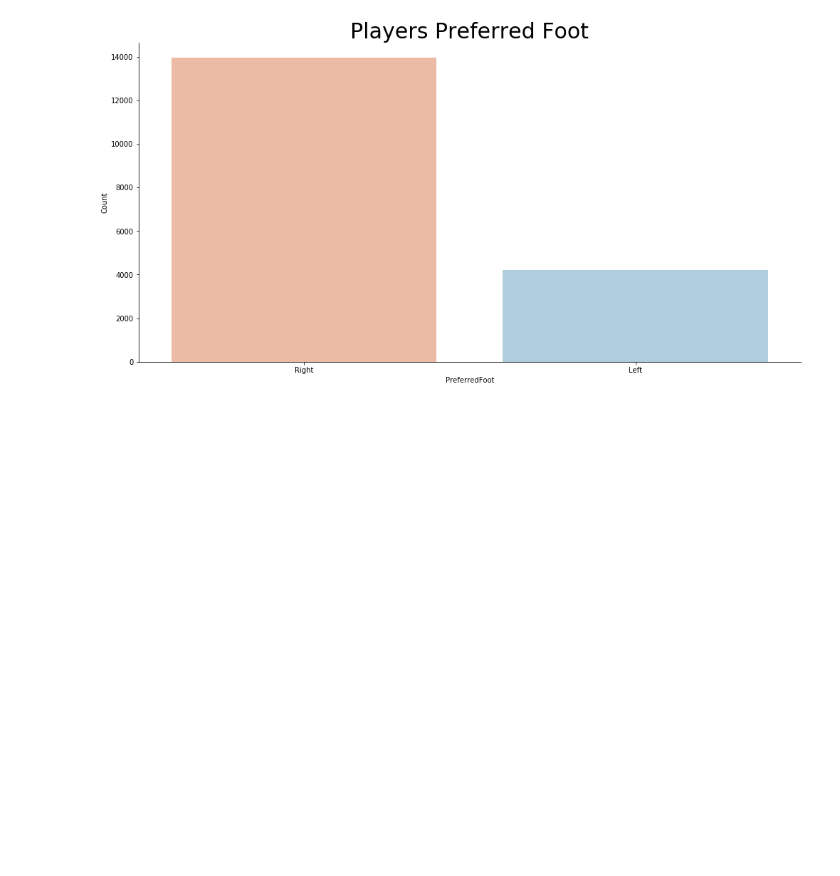
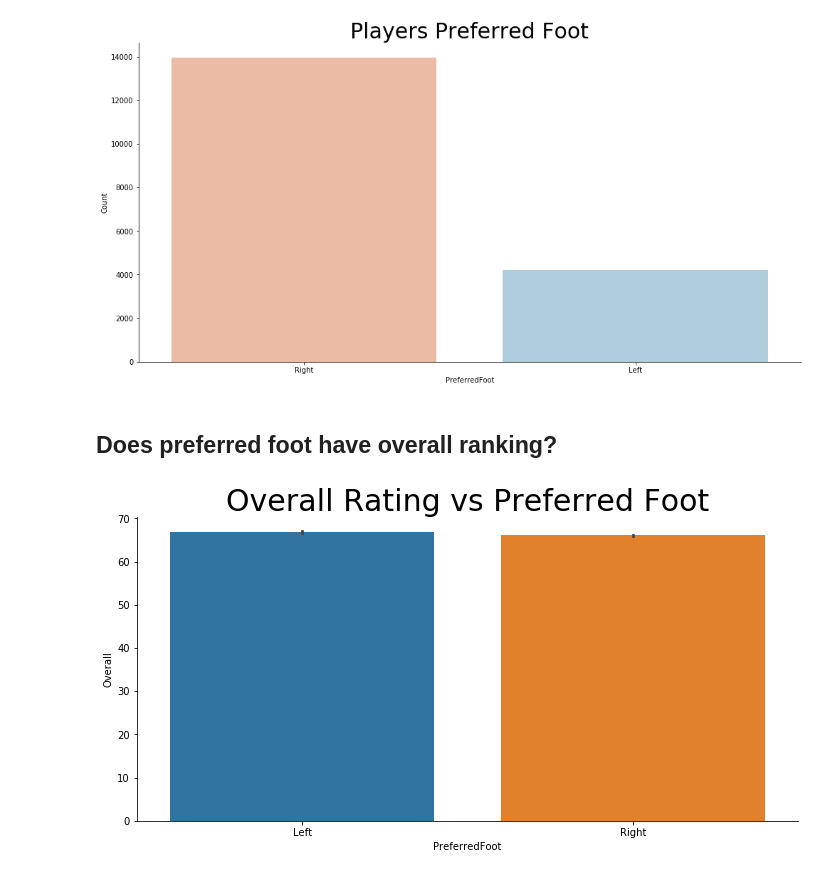
Before and after one commit to domu904/Domu.MachineLearning, a Jupyter notebook: soccerData_part3.ipynb, the cells around one changed output. Drawn from its saved outputs; the diff is of its cells as text; code cells hidden in the pictures; blank space fills up the shorter version.

Commit message:
Added rating for the players

```diff
--- a/soccerData_part3.ipynb
+++ b/soccerData_part3.ipynb
@@ -118,3 +103,12 @@ plt.title("Players Preferred Foot",
           fontsize=30);
 # %% [output]
 [figure]
+# %% [markdown]
+## Does preferred foot have overall ranking?
+# %%
+sns.catplot(x="PreferredFoot", y="Overall", data=soccer_data,
+            aspect=2, kind="bar");
+plt.title("Overall Rating vs Preferred Foot",
+          fontsize=30);
+# %% [output]
+[figure, added]
```
Also changed, not shown: parts of 3 cells of this notebook.
